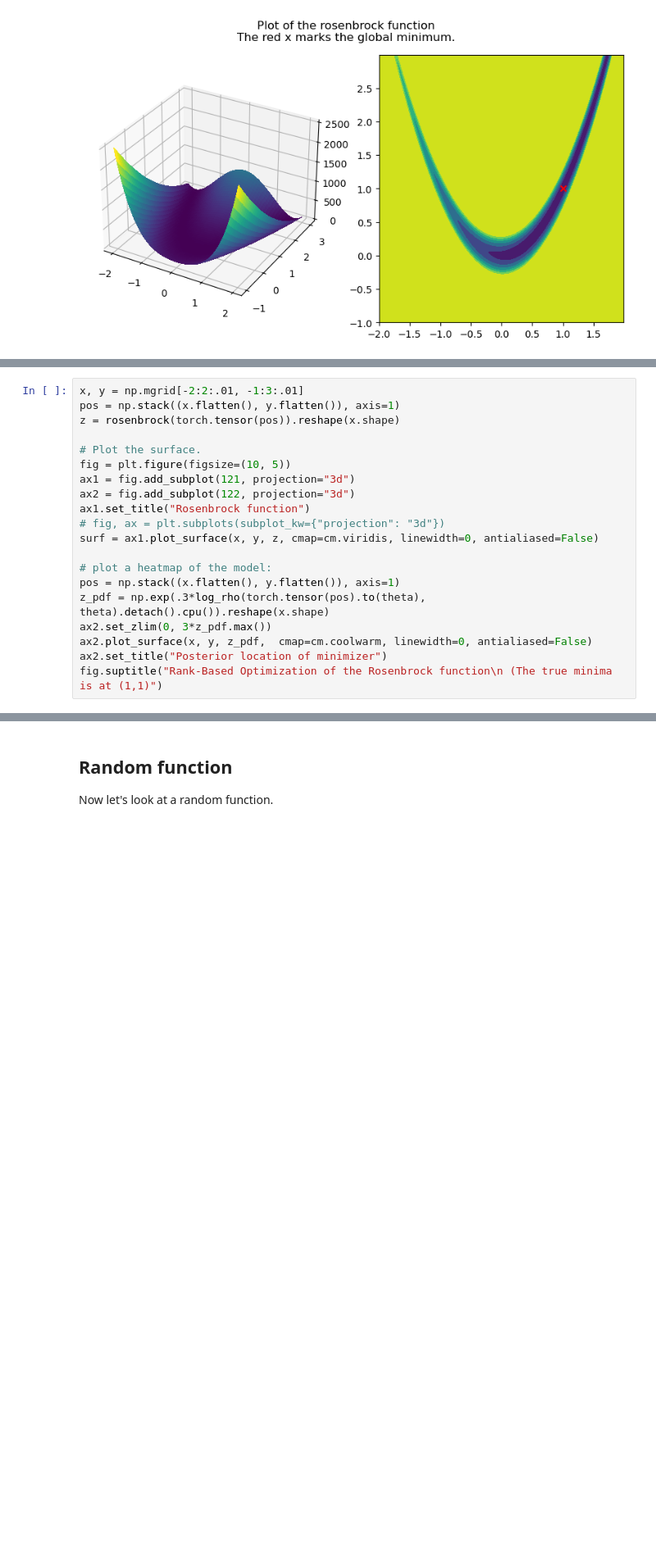
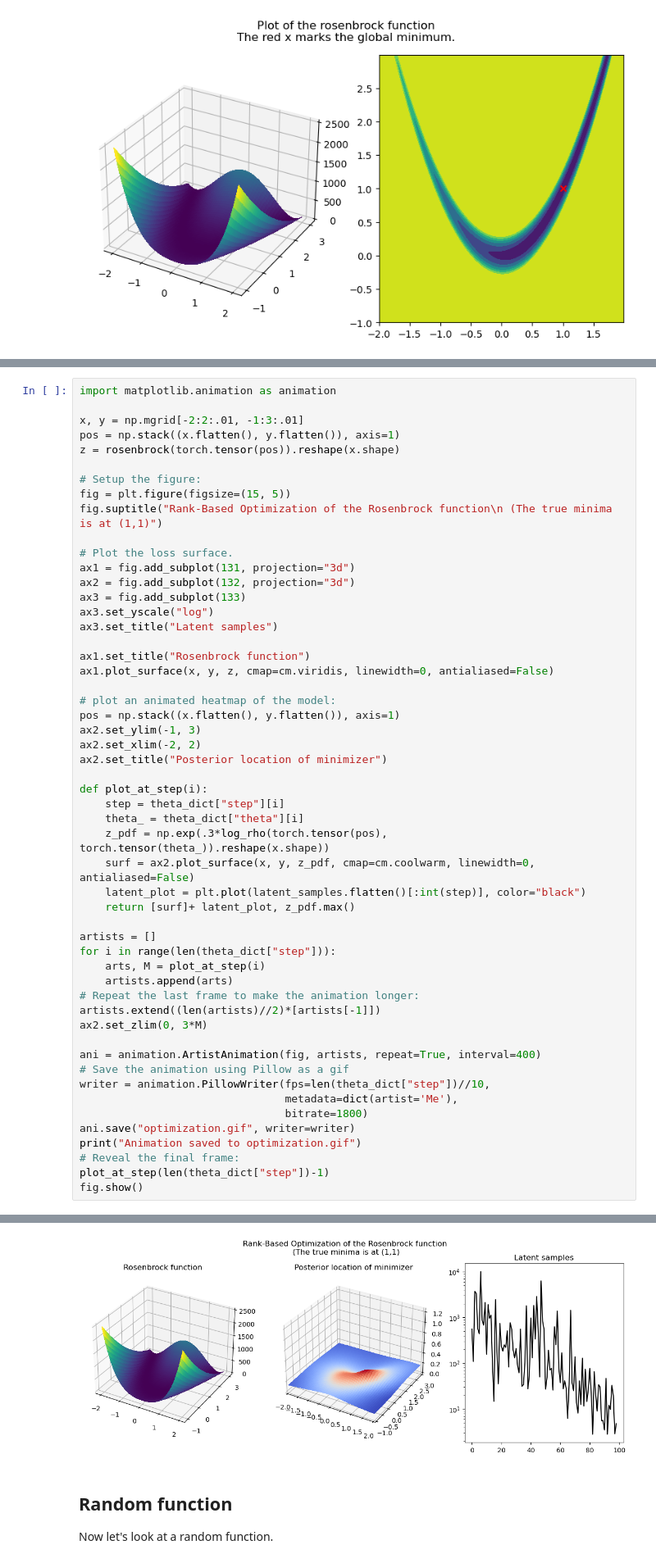
Before and after one commit to davidlibland/rank_hpo, a Jupyter notebook: notebooks/demo.ipynb, the cells around one changed output, grey strips where cells are left out. Shown at 82% size. Cells and saved outputs as stored; diff of their text form; blank space fills up the shorter version.

Commit message:
Added animation

```diff
--- a/notebooks/demo.ipynb
+++ b/notebooks/demo.ipynb
@@ -221,20 +220,0 @@ Text(0.5, 0.98, 'Rank-Based Optimization of the Rosenbrock function')
-# %%
-x, y = np.mgrid[-2:2:.01, -1:3:.01]
-pos = np.stack((x.flatten(), y.flatten()), axis=1)
-z = rosenbrock(torch.tensor(pos)).reshape(x.shape)
-
-# Plot the surface.
-fig = plt.figure(figsize=(10, 5))
-ax1 = fig.add_subplot(121, projection="3d")
-ax2 = fig.add_subplot(122, projection="3d")
-ax1.set_title("Rosenbrock function")
-# fig, ax = plt.subplots(subplot_kw={"projection": "3d"})
-surf = ax1.plot_surface(x, y, z, cmap=cm.viridis, linewidth=0, antialiased=False)
-
-# plot a heatmap of the model:
-pos = np.stack((x.flatten(), y.flatten()), axis=1)
-z_pdf = np.exp(.3*log_rho(torch.tensor(pos).to(theta), theta).detach().cpu()).reshape(x.shape)
-ax2.set_zlim(0, 3*z_pdf.max())
-ax2.plot_surface(x, y, z_pdf,  cmap=cm.coolwarm, linewidth=0, antialiased=False)
-ax2.set_title("Posterior location of minimizer")
-fig.suptitle("Rank-Based Optimization of the Rosenbrock function\n (The true minima is at (1,1)")
@@ -243,0 +221,54 @@ Text(0.5, 0.98, 'Rank-Based Optimization of the Rosenbrock function\n (The true
+# %%
+import matplotlib.animation as animation
+
+x, y = np.mgrid[-2:2:.01, -1:3:.01]
+pos = np.stack((x.flatten(), y.flatten()), axis=1)
+z = rosenbrock(torch.tensor(pos)).reshape(x.shape)
+
+# Setup the figure:
+fig = plt.figure(figsize=(15, 5))
+fig.suptitle("Rank-Based Optimization of the Rosenbrock function\n (The true minima is at (1,1)")
+
+# Plot the loss surface.
+ax1 = fig.add_subplot(131, projection="3d")
+ax2 = fig.add_subplot(132, projection="3d")
+ax3 = fig.add_subplot(133)
+ax3.set_yscale("log")
+ax3.set_title("Latent samples")
+
+ax1.set_title("Rosenbrock function")
+ax1.plot_surface(x, y, z, cmap=cm.viridis, linewidth=0, antialiased=False)
+
+# plot an animated heatmap of the model:
+pos = np.stack((x.flatten(), y.flatten()), axis=1)
+ax2.set_ylim(-1, 3)
+ax2.set_xlim(-2, 2)
+ax2.set_title("Posterior location of minimizer")
+
+def plot_at_step(i):
+    step = theta_dict["step"][i]
+    theta_ = theta_dict["theta"][i]
+    z_pdf = np.exp(.3*log_rho(torch.tensor(pos), torch.tensor(theta_)).reshape(x.shape))
+    surf = ax2.plot_surface(x, y, z_pdf, cmap=cm.coolwarm, linewidth=0, antialiased=False)
+    latent_plot = plt.plot(latent_samples.flatten()[:int(step)], color="black")
+    return [surf]+ latent_plot, z_pdf.max()
+
+artists = []
+for i in range(len(theta_dict["step"])):
+    arts, M = plot_at_step(i)
+    artists.append(arts)
+# Repeat the last frame to make the animation longer:
+artists.extend((len(artists)//2)*[artists[-1]])
+ax2.set_zlim(0, 3*M)
+
+ani = animation.ArtistAnimation(fig, artists, repeat=True, interval=400)
+# Save the animation using Pillow as a gif
+writer = animation.PillowWriter(fps=len(theta_dict["step"])//10,
+                                metadata=dict(artist='Me'),
+                                bitrate=1800)
+ani.save("optimization.gif", writer=writer)
+print("Animation saved to optimization.gif")
+# Reveal the final frame:
+plot_at_step(len(theta_dict["step"])-1)
+fig.show()
+# %% [output]
@@ -244,3 +276,4 @@ Text(0.5, 0.98, 'Rank-Based Optimization of the Rosenbrock function\n (The true
+[figure, added]
 # %% [markdown]
 ## Random function
 Now let's look at a random function.
```
Also changed, not shown: parts of 9 cells of this notebook, 1 other file.
